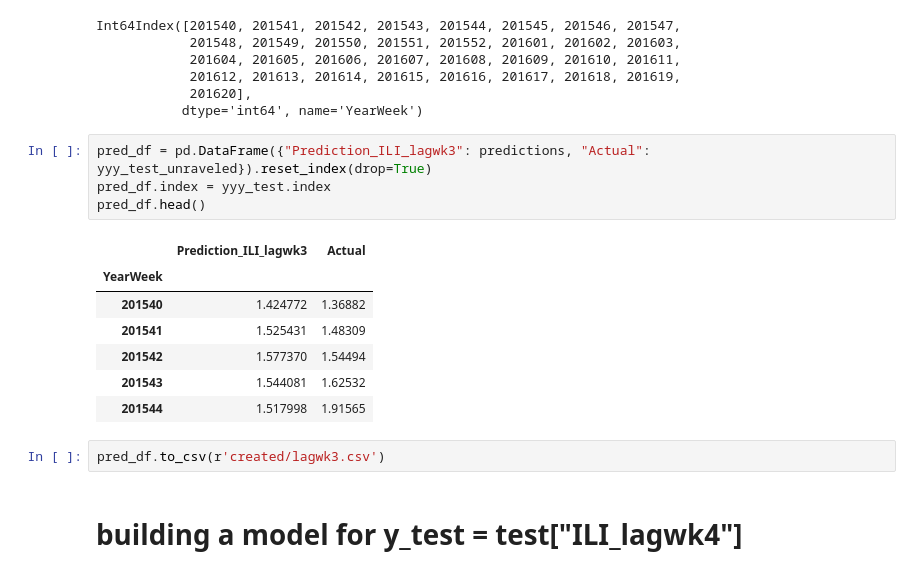
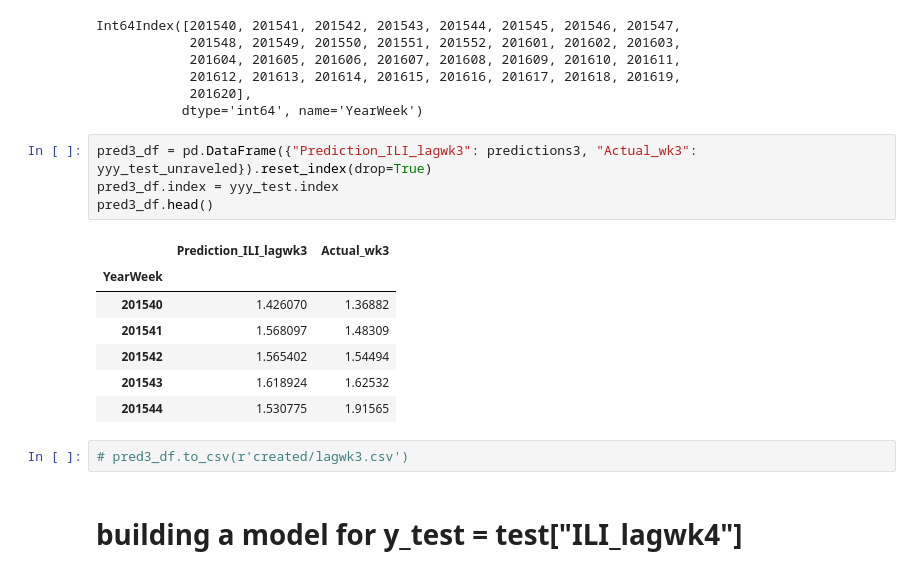
Before and after one commit to Anuujints/FinalUCBX, a Jupyter notebook: flu_indicator/data/ILINet_by_ILIweek_Gradient_Boost_Regressor.ipynb, the cells around one changed output. Drawn from its saved outputs; the diff is of its cells as text.

```diff
--- a/flu_indicator/data/ILINet_by_ILIweek_Gradient_Boost_Regressor.ipynb
+++ b/flu_indicator/data/ILINet_by_ILIweek_Gradient_Boost_Regressor.ipynb
@@ -370,19 +370,19 @@ Int64Index([201540, 201541, 201542, 201543, 201544, 201545, 201546, 201547,
             201620],
            dtype='int64', name='YearWeek')
 # %%
-pred_df = pd.DataFrame({"Prediction_ILI_lagwk3": predictions, "Actual": yyy_test_unraveled}).reset_index(drop=True)
-pred_df.index = yyy_test.index
-pred_df.head()
+pred3_df = pd.DataFrame({"Prediction_ILI_lagwk3": predictions3, "Actual_wk3": yyy_test_unraveled}).reset_index(drop=True)
+pred3_df.index = yyy_test.index
+pred3_df.head()
 # %% [output]
-|  | Prediction_ILI_lagwk3 | Actual |
+|  | Prediction_ILI_lagwk3 | Actual_wk3 |
 | YearWeek |  |  |
-| 201540 | 1.424772 | 1.36882 |
-| 201541 | 1.525431 | 1.48309 |
-| 201542 | 1.577370 | 1.54494 |
-| 201543 | 1.544081 | 1.62532 |
-| 201544 | 1.517998 | 1.91565 |
+| 201540 | 1.426070 | 1.36882 |
+| 201541 | 1.568097 | 1.48309 |
+| 201542 | 1.565402 | 1.54494 |
+| 201543 | 1.618924 | 1.62532 |
+| 201544 | 1.530775 | 1.91565 |
 # %%
-pred_df.to_csv(r'created/lagwk3.csv')
+# pred3_df.to_csv(r'created/lagwk3.csv')
 # %% [markdown]
 # building a model for y_test = test["ILI_lagwk4"]
 # %%
```
Also changed, not shown: parts of 17 cells of this notebook, 5 other files.
